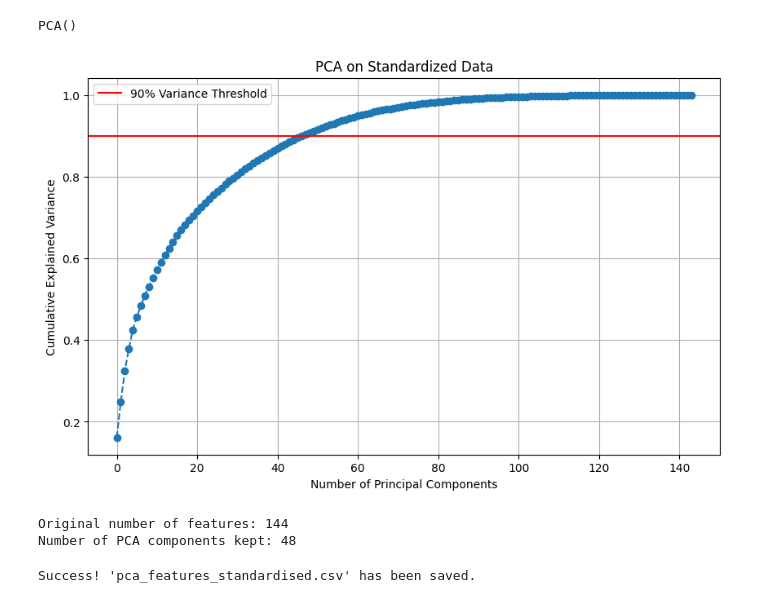
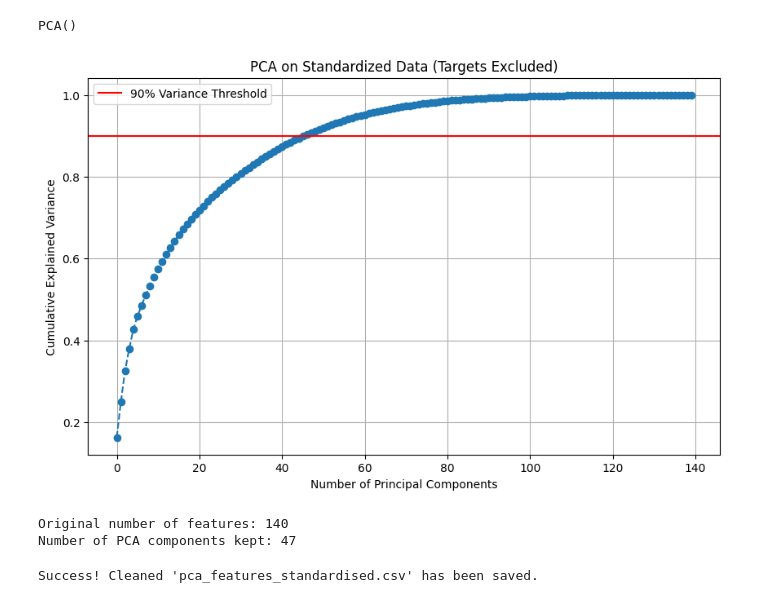
Before and after one commit to MuLancer/DSE4211-Group-18-Cryptocurrency-Market-Bubble-Prediction, a Jupyter notebook: pca_dimensionality_reduction.ipynb, the cells around one changed output. Drawn from its saved outputs; the diff is of its cells as text; code cells hidden in the pictures.

Commit message:
Fixed PCA data leakage by excluding new target and lead variables

```diff
--- a/pca_dimensionality_reduction.ipynb
+++ b/pca_dimensionality_reduction.ipynb
@@ -8,9 +8,14 @@ from sklearn.decomposition import PCA
 # 1. Load dataset
 df = pd.read_csv('data/df_features_with_label_standardised.csv')
 # %%
-# 2. Separate features (X) from identifiers and target labels (y)
-columns_to_exclude = ['date', 'symbol', 'value_classification', 'gsadf_label_95', 'gsadf_label_90']
-# This safely drops the columns only if they exist in the new dataset
+# 2. NEW: The exact columns your teammate mentioned to exclude from PCA
+columns_to_exclude = [
+    'date', 'symbol',
+    'gsadf_map_95', 'gsadf_map_90',
+    'gsadf_map_90_lead', 'gsadf_map_95_lead'
+]
+
+# Drop them safely so they don't leak into the PCA math
 X = df.drop(columns=[col for col in columns_to_exclude if col in df.columns])
 # %%
 # 3. Handle any sneaky missing or infinite values just in case
@@ -25,16 +30,16 @@ PCA()
 # %%
 # Plot the variance graph to double check the components
 plt.figure(figsize=(10, 6))
 plt.plot(np.cumsum(pca.explained_variance_ratio_), marker='o', linestyle='--')
 plt.axhline(y=0.90, color='r', linestyle='-', label='90% Variance Threshold')
 plt.xlabel('Number of Principal Components')
 plt.ylabel('Cumulative Explained Variance')
-plt.title('PCA on Standardized Data')
+plt.title('PCA on Standardized Data (Targets Excluded)')
 plt.legend()
 plt.grid(True)
 plt.show()
 # %% [output]
-[figure, old version]
+[figure, new version]
 # %%
 # 5. Apply Final PCA for 90% variance
 pca_final = PCA(n_components=0.90)
@@ -43,6 +48,6 @@ X_pca = pca_final.fit_transform(X)
 print(f"Original number of features: {X.shape[1]}")
 print(f"Number of PCA components kept: {X_pca.shape[1]}")
 # %% [output]
-Original number of features: 144
-Number of PCA components kept: 48
+Original number of features: 140
+Number of PCA components kept: 47
 # %%
@@ -58,6 +67,6 @@ if 'gsadf_label_90' in df.columns: df_pca['gsadf_label_90'] = df['gsadf_label_90
 # %%
-# 8. Save the output
+# 8. Save the output, overwriting the previous one
 df_pca.to_csv('data/outputs/pca_features_standardised.csv', index=False)
-print("Success! 'pca_features_standardised.csv' has been saved.")
+print("Success! Cleaned 'pca_features_standardised.csv' has been saved.")
 # %% [output]
-Success! 'pca_features_standardised.csv' has been saved.
+Success! Cleaned 'pca_features_standardised.csv' has been saved.
```
Also changed, not shown: parts of 2 cells of this notebook, 1 other file.
